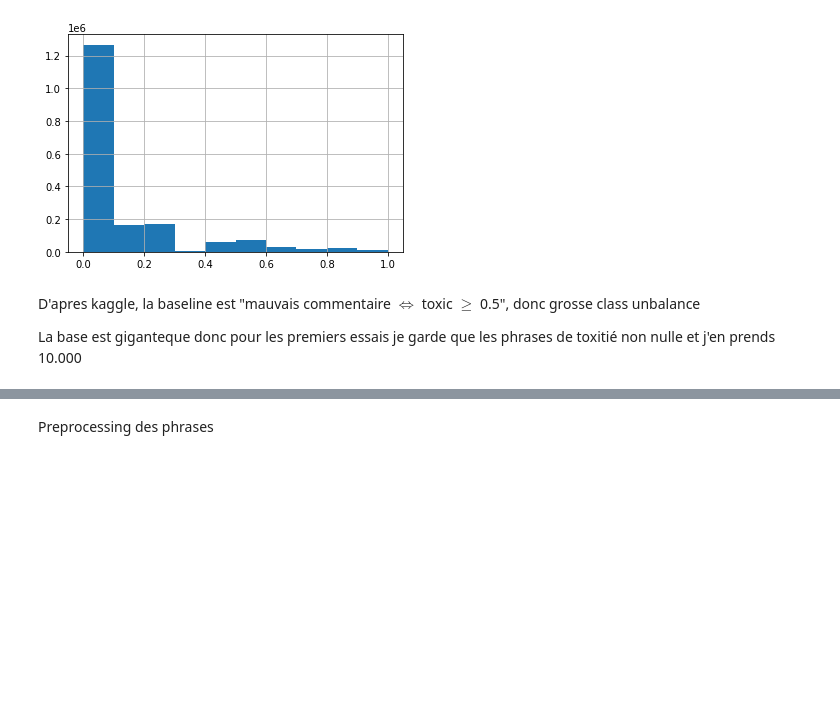
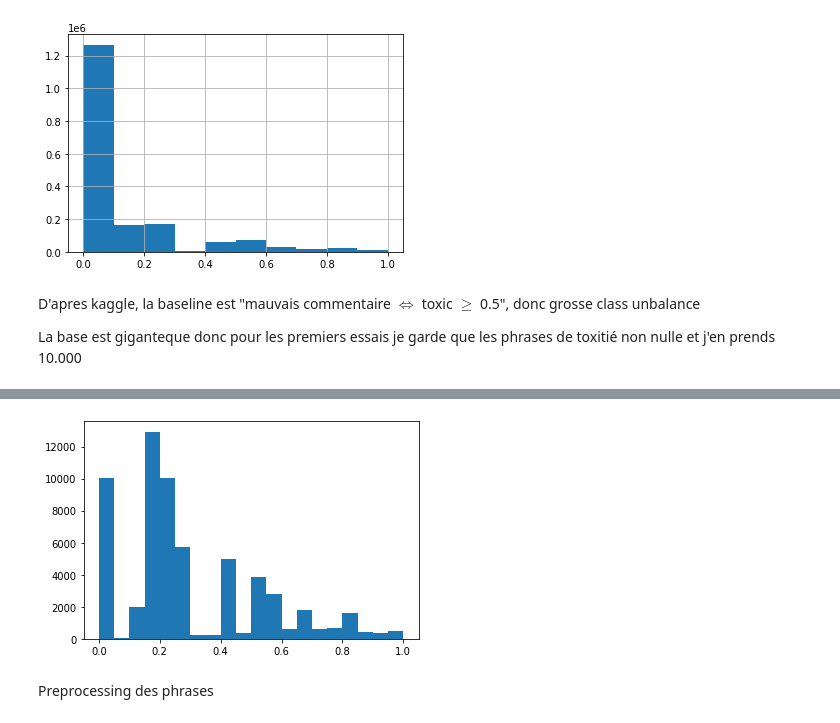
Before and after one commit to MSoumm/ENSAE-3A-NLP, a Jupyter notebook: NLP_Project_ODIC_SOUMM.ipynb, the cells around one changed output, grey strips where cells are left out. Drawn from its saved outputs; the diff is of its cells as text; code cells hidden in the pictures; blank space fills up the shorter version.

```diff
--- a/NLP_Project_ODIC_SOUMM.ipynb
+++ b/NLP_Project_ODIC_SOUMM.ipynb
@@ -110,6 +90,10 @@ df = pd.concat([df[df['target'] > 0].sample(n=10000), df[df['target'] == 0].samp
 # %%
 sentences = df.comment_text.values
 labels = df.target.values
+# %%
+plt.hist(labels, bins=20);
+# %% [output]
+[figure, added]
 # %% [markdown]
 Preprocessing des phrases
 # %%
```
Also changed, not shown: parts of 15 cells of this notebook.
